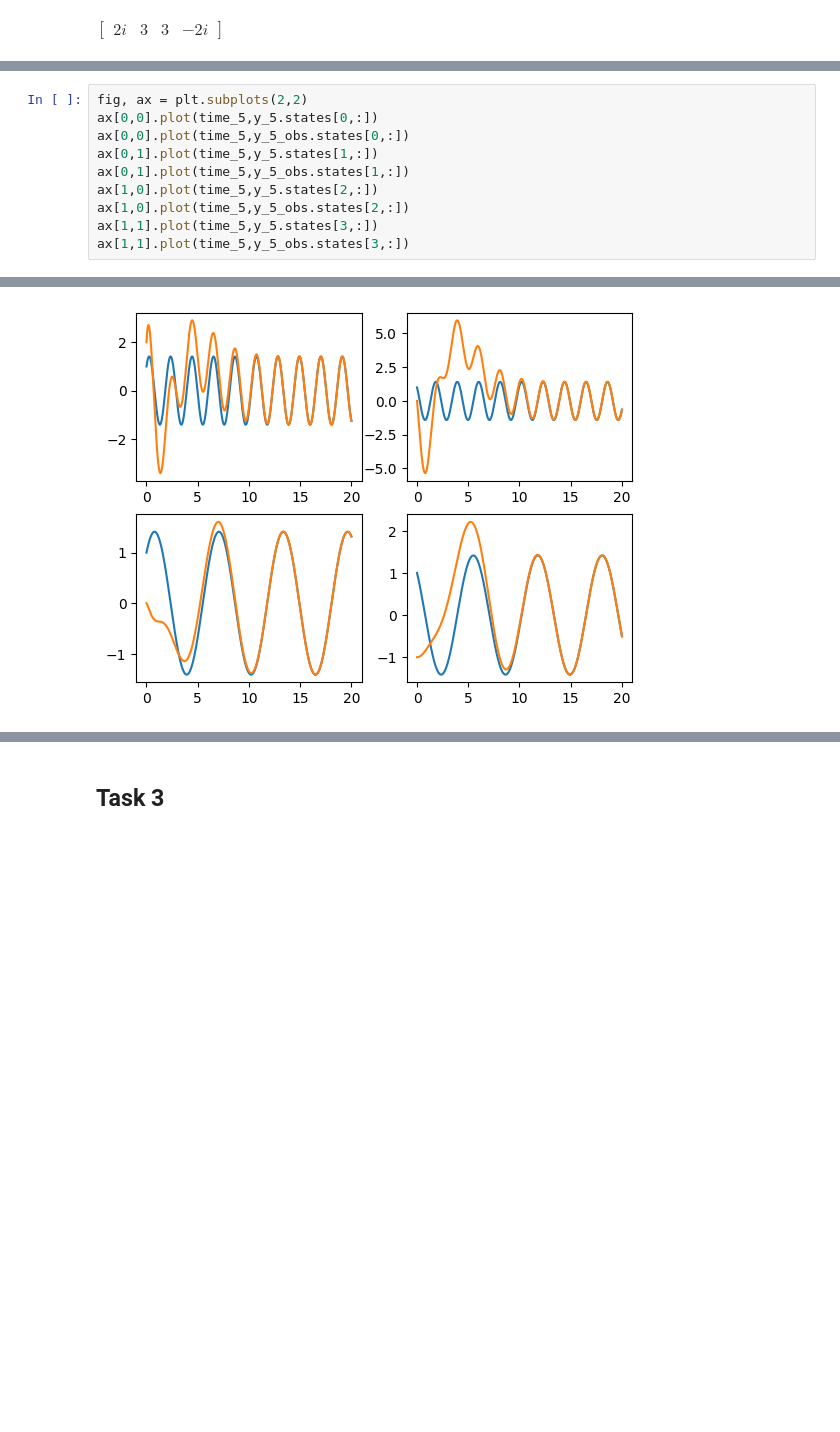
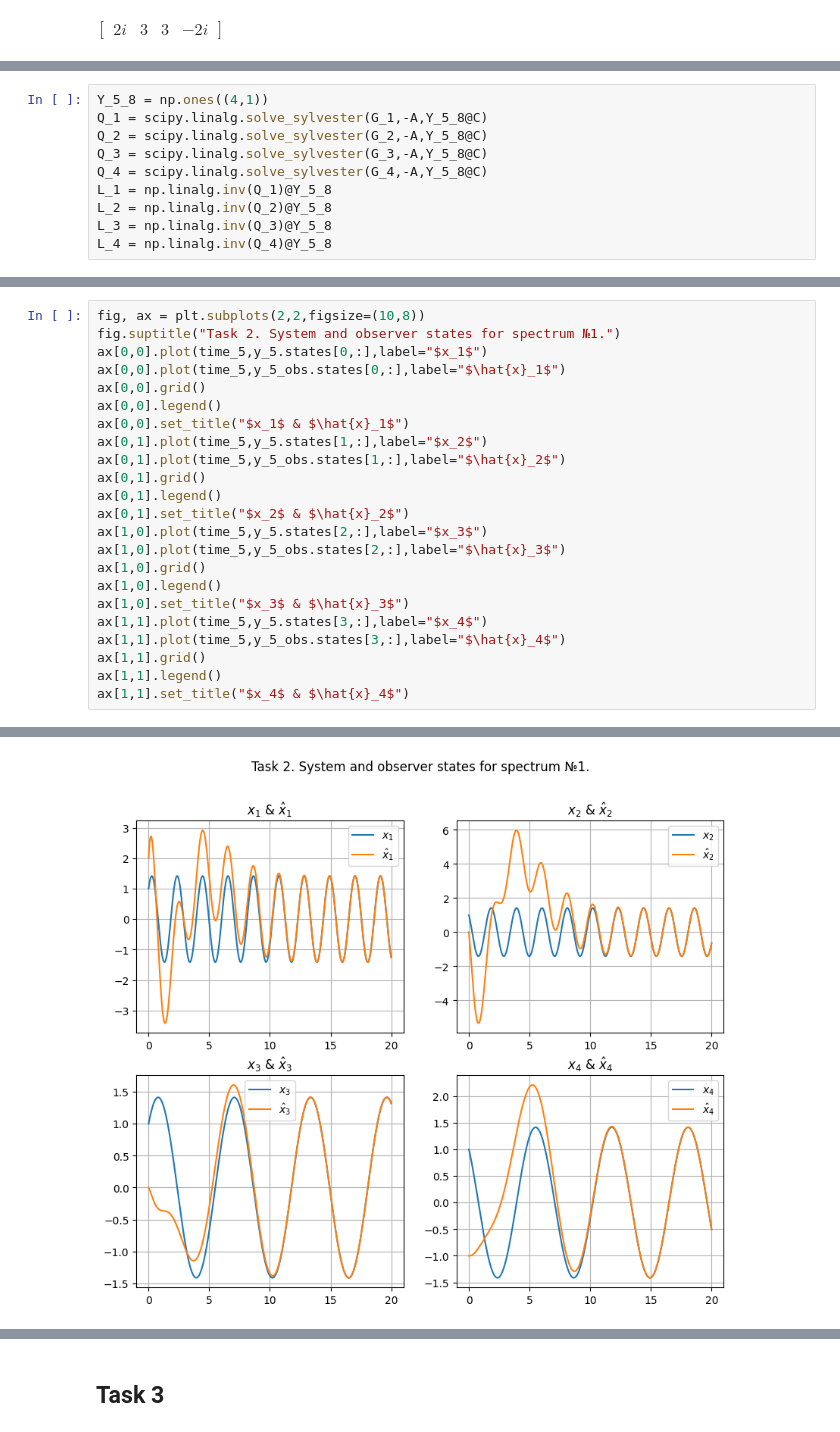
Before and after one commit to diuzhevVlad/control-theory-itmo-2023-2024, a Jupyter notebook: Lab8/Lab8.ipynb, the cells around one changed output, grey strips where cells are left out. Drawn from its saved outputs; the diff is of its cells as text; blank space fills up the shorter version.

```diff
--- a/Lab8/Lab8.ipynb
+++ b/Lab8/Lab8.ipynb
@@ -224,0 +303,10 @@ y_5_obs = ctrl.forced_response(sys_5_obs,time_5,X0=np.array([[2],[0],[0],[-1]]),
+# %%
+Y_5_8 = np.ones((4,1))
+Q_1 = scipy.linalg.solve_sylvester(G_1,-A,Y_5_8@C)
+Q_2 = scipy.linalg.solve_sylvester(G_2,-A,Y_5_8@C)
+Q_3 = scipy.linalg.solve_sylvester(G_3,-A,Y_5_8@C)
+Q_4 = scipy.linalg.solve_sylvester(G_4,-A,Y_5_8@C)
+L_1 = np.linalg.inv(Q_1)@Y_5_8
+L_2 = np.linalg.inv(Q_2)@Y_5_8
+L_3 = np.linalg.inv(Q_3)@Y_5_8
+L_4 = np.linalg.inv(Q_4)@Y_5_8
@@ -225,11 +354,24 @@ y_5_obs = ctrl.forced_response(sys_5_obs,time_5,X0=np.array([[2],[0],[0],[-1]]),
 # %%
-fig, ax = plt.subplots(2,2)
-ax[0,0].plot(time_5,y_5.states[0,:])
-ax[0,0].plot(time_5,y_5_obs.states[0,:])
-ax[0,1].plot(time_5,y_5.states[1,:])
-ax[0,1].plot(time_5,y_5_obs.states[1,:])
-ax[1,0].plot(time_5,y_5.states[2,:])
-ax[1,0].plot(time_5,y_5_obs.states[2,:])
-ax[1,1].plot(time_5,y_5.states[3,:])
-ax[1,1].plot(time_5,y_5_obs.states[3,:])
+fig, ax = plt.subplots(2,2,figsize=(10,8))
+fig.suptitle("Task 2. System and observer states for spectrum №1.")
+ax[0,0].plot(time_5,y_5.states[0,:],label="$x_1$")
+ax[0,0].plot(time_5,y_5_obs.states[0,:],label="$\hat{x}_1$")
+ax[0,0].grid()
+ax[0,0].legend()
+ax[0,0].set_title("$x_1$ & $\hat{x}_1$")
+ax[0,1].plot(time_5,y_5.states[1,:],label="$x_2$")
+ax[0,1].plot(time_5,y_5_obs.states[1,:],label="$\hat{x}_2$")
+ax[0,1].grid()
+ax[0,1].legend()
+ax[0,1].set_title("$x_2$ & $\hat{x}_2$")
+ax[1,0].plot(time_5,y_5.states[2,:],label="$x_3$")
+ax[1,0].plot(time_5,y_5_obs.states[2,:],label="$\hat{x}_3$")
+ax[1,0].grid()
+ax[1,0].legend()
+ax[1,0].set_title("$x_3$ & $\hat{x}_3$")
+ax[1,1].plot(time_5,y_5.states[3,:],label="$x_4$")
+ax[1,1].plot(time_5,y_5_obs.states[3,:],label="$\hat{x}_4$")
+ax[1,1].grid()
+ax[1,1].legend()
+ax[1,1].set_title("$x_4$ & $\hat{x}_4$")
 # %% [output]
@@ -237,2 +379,2 @@ ax[1,1].plot(time_5,y_5_obs.states[3,:])
-[figure, old version]
+[figure, new version]
 # %%
```
Also changed, not shown: parts of 39 cells of this notebook.
